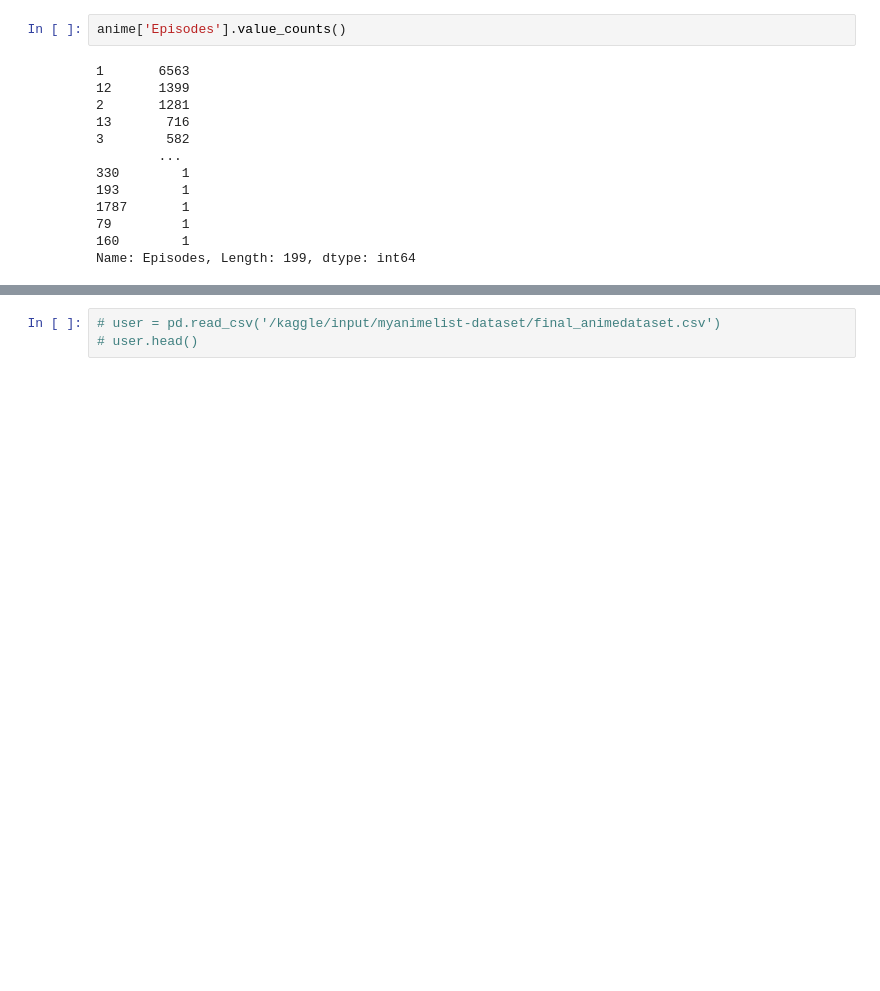
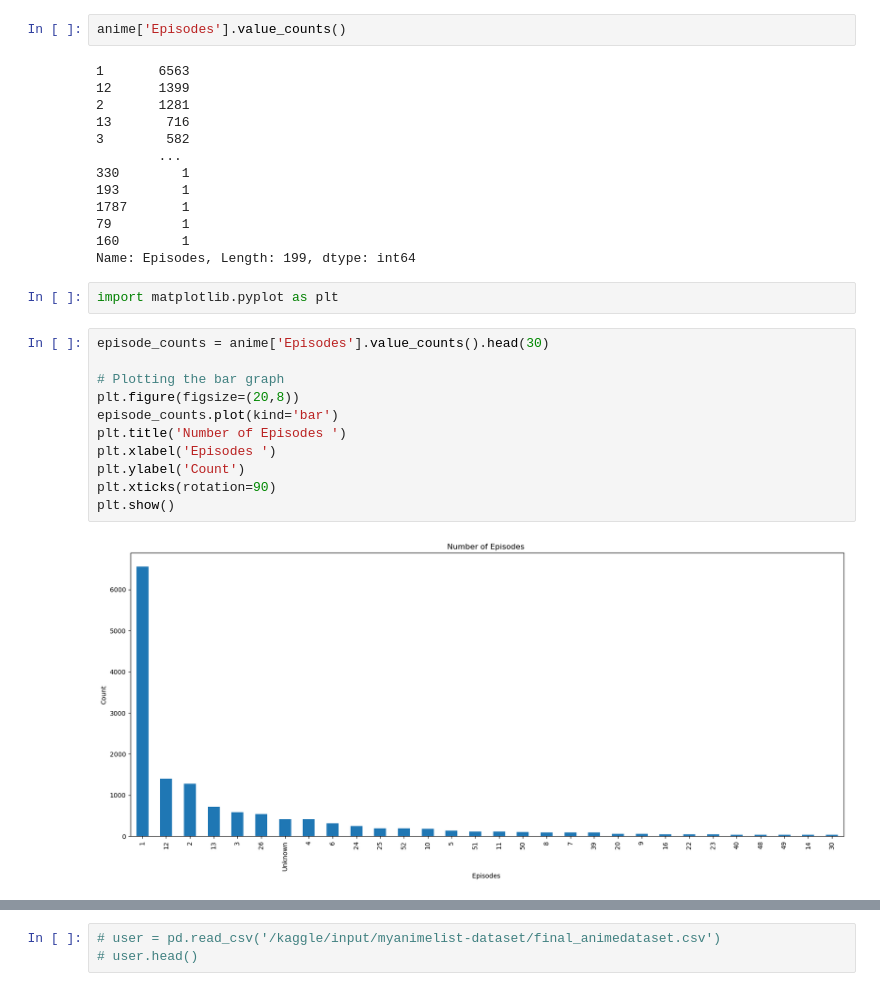
Before and after one commit to ShubhamGupta2505/MachineLearningPractice, a Jupyter notebook: anime-analysis.ipynb, the cells around one changed output, grey strips where cells are left out. Drawn from its saved outputs; the diff is of its cells as text; blank space fills up the shorter version.

Commit message:
Kaggle Notebook | anime analysis | Version 3

```diff
--- a/anime-analysis.ipynb
+++ b/anime-analysis.ipynb
@@ -281,3 +281,18 @@ anime['Episodes'].value_counts()
 79         1
 160        1
 Name: Episodes, Length: 199, dtype: int64
+# %%
+import matplotlib.pyplot as plt
+# %%
+episode_counts = anime['Episodes'].value_counts().head(30)
+
+# Plotting the bar graph
+plt.figure(figsize=(20,8))
+episode_counts.plot(kind='bar')
+plt.title('Number of Episodes ')
+plt.xlabel('Episodes ')
+plt.ylabel('Count')
+plt.xticks(rotation=90)
+plt.show()
+# %% [output]
+[figure, added]
```
Also changed, not shown: parts of 2 cells of this notebook.
